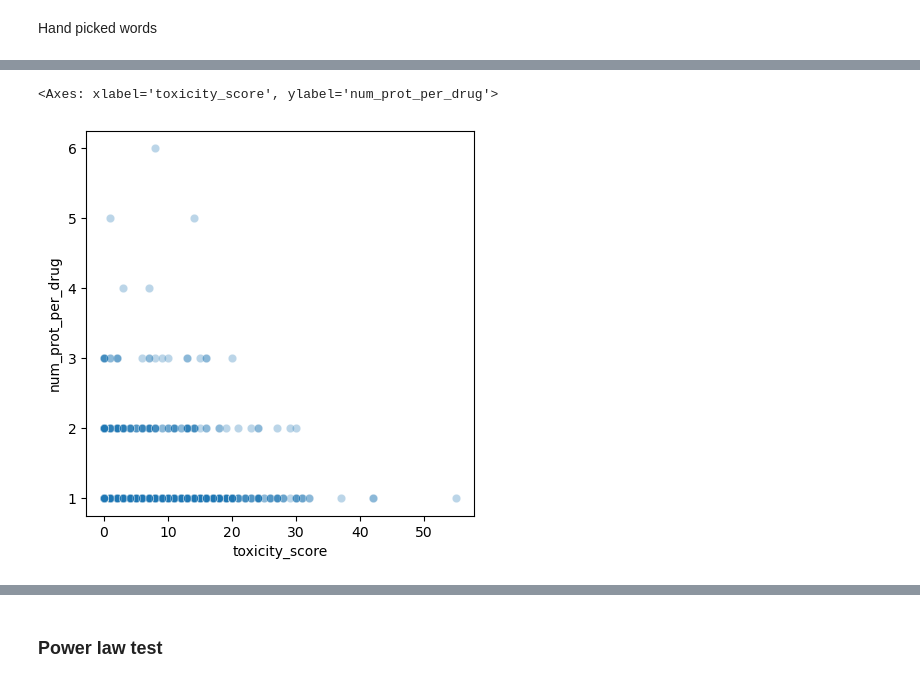
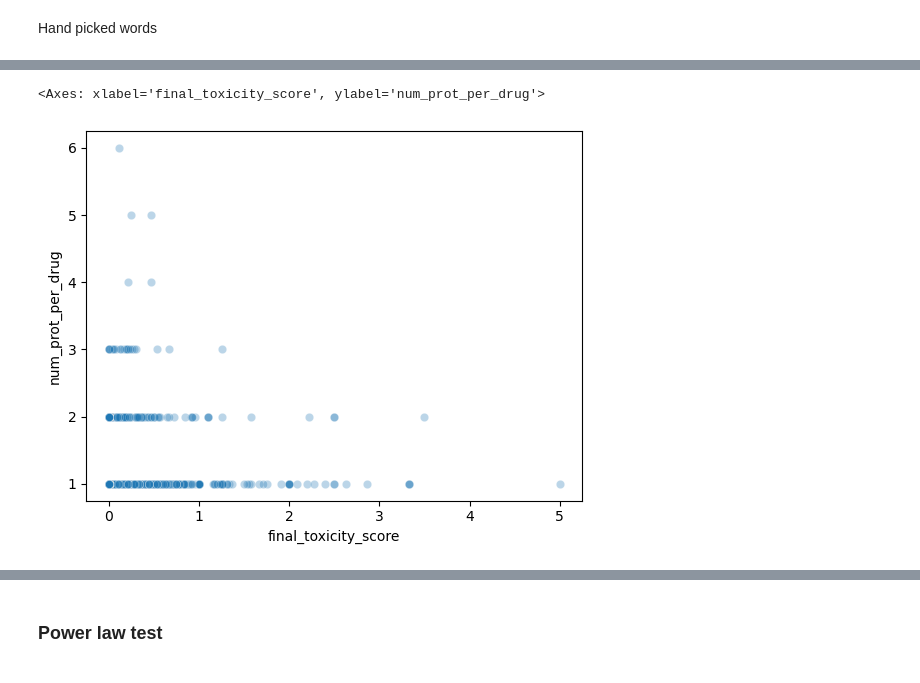
Before and after one commit to epfl-ada/ada-2024-project-hyperbabbage, a Jupyter notebook: trials_mathis copy.ipynb, the cells around one changed output, grey strips where cells are left out. Drawn from its saved outputs; the diff is of its cells as text; code cells hidden in the pictures.

```diff
--- a/trials_mathis copy.ipynb
+++ b/trials_mathis copy.ipynb
@@ -525,11 +546,10 @@ medical_conditions = [
     "arrhythmias",
     "death",
     "hypertension",
-    "strokes"
 ]
 # %%
 # very high severity side effects of cancer related drugs
-high_severity = ["cancer","coma","severe","overdose","death","lethal","serious","life-threatening","life threatening","strokes","fatal",]
+high_severity = ["cancer","coma","severe","overdose","death","lethal","serious","life-threatening","life threatening","strokes","fatal","mortality"]
 # %%
 
 toxicity_related_frequent_words = np.unique(list(set(toxicity_related_frequent_words + medical_conditions)))
@@ -541,7 +561,6 @@ for word in toxicity_related_frequent_words:
 # %%
 import re
 from bs4 import BeautifulSoup  # Use BeautifulSoup for HTML tag removal
-
 
 # Function to parse text anad find lowest LD50 value if there is any
 def parse_lowest_ld50(report):
@@ -559,12 +578,12 @@ def assign_severity_score(ld50):
     if ld50 is None:
         return None  # No value, no score
     elif ld50 <= 50:
-        return 10  # Extremely toxic
+        return 20  # Extremely toxic
     elif ld50 <= 300:
-        return 7  # Highly toxic
+        return 10  # Highly toxic
     elif ld50 <= 1000:
-        return 3  # Moderately toxic
+        return 5  # Moderately toxic
     elif ld50 <= 5000:
-        return 1  # Slightly toxic
+        return 2  # Slightly toxic
     else:
         return 0  # Practically non-toxic
@@ -571,8 +593,11 @@ def assign_severity_score(ld50):
 # %%
 # add a count of the number of times each word appears in the toxicity string of each drug
-grouped_df["toxicity_score"] = grouped_df["unique_toxicity"].apply(lambda x: sum(1 for word in toxicity_related_frequent_words if word in str(x)))
-grouped_df["toxicity_score_normalized"] = grouped_df["unique_toxicity"].apply(lambda x: (sum(1 for word in toxicity_related_frequent_words if (word in str(x))) / len(str(x).split()) if len(str(x).split()) != 0 else 0))
-grouped_df["weighted_toxicity_score_normalized"] = grouped_df["unique_toxicity"].apply(lambda x: ((sum(3 for word in high_severity if word in str(x)) + sum(1 for word in low_severity if word in str(x))) / len(str(x).split()) if len(str(x).split()) != 0 else 0))
+# grouped_df["toxicity_score"] = grouped_df["unique_toxicity"].apply(lambda x: sum(1 for word in toxicity_related_frequent_words if word in str(x)))
+# grouped_df["toxicity_score_normalized"] = grouped_df["unique_toxicity"].apply(lambda x: (sum(1 for word in toxicity_related_frequent_words if (word in str(x))) / len(str(x).split()) if len(str(x).split()) != 0 else 0))
+# grouped_df["weighted_toxicity_score_normalized"] = grouped_df["unique_toxicity"].apply(lambda x: ((sum(3 for word in high_severity if word in str(x)) + sum(1 for word in low_severity if word in str(x))) / len(str(x).split()) if len(str(x).split()) != 0 else 0))
 # grouped_df["toxicity_score_normalized"] = grouped_df["toxicity_score"].apply(lambda x: x/len(str(x).split()) if len(str(x).split()) != 0 else 0)
 grouped_df["final_toxicity_score"] =  grouped_df["unique_toxicity"].apply(lambda x: (sum(3 for word in high_severity if word in str(x)) + sum(1 for word in low_severity if word in str(x)) + int(assign_severity_score(parse_lowest_ld50(str(x))))) )
 grouped_df["final_toxicity_score"] =  grouped_df["final_toxicity_score"]/grouped_df["unique_toxicity"].apply(lambda x: len(str(x).split()) if len(str(x).split()) != 0 else 0)
+
+grouped_df["final_toxicity_score_log"] =  grouped_df["unique_toxicity"].apply(lambda x: (sum(3 for word in high_severity if word in str(x)) + sum(1 for word in low_severity if word in str(x)) + int(assign_severity_score(parse_lowest_ld50(str(x))))) )
+grouped_df["final_toxicity_score_log"] =  grouped_df["final_toxicity_score"]/np.log(grouped_df["unique_toxicity"].apply(lambda x: len(str(x).split()) if len(str(x).split()) != 0 else 0))
@@ -760,7 +729,7 @@ Text(0.5, 1.0, 'Number of patents approved vs toxicity score')
 # %%
 # plot of the number of unique toxicity values per protein
-plt.figure(figsize=(5,5))
-sns.scatterplot(grouped_df,x="toxicity_score",y = "num_prot_per_drug",alpha = 0.3)
+# plt.figure(figsize=(5,5))
+sns.scatterplot(grouped_df,x="final_toxicity_score",y = "num_prot_per_drug",alpha = 0.3)
 # %% [output]
-<Axes: xlabel='toxicity_score', ylabel='num_prot_per_drug'>
+<Axes: xlabel='final_toxicity_score', ylabel='num_prot_per_drug'>
-[figure, old version]
+[figure, new version]
```
Also changed, not shown: parts of 50 cells of this notebook, 1 other file.
